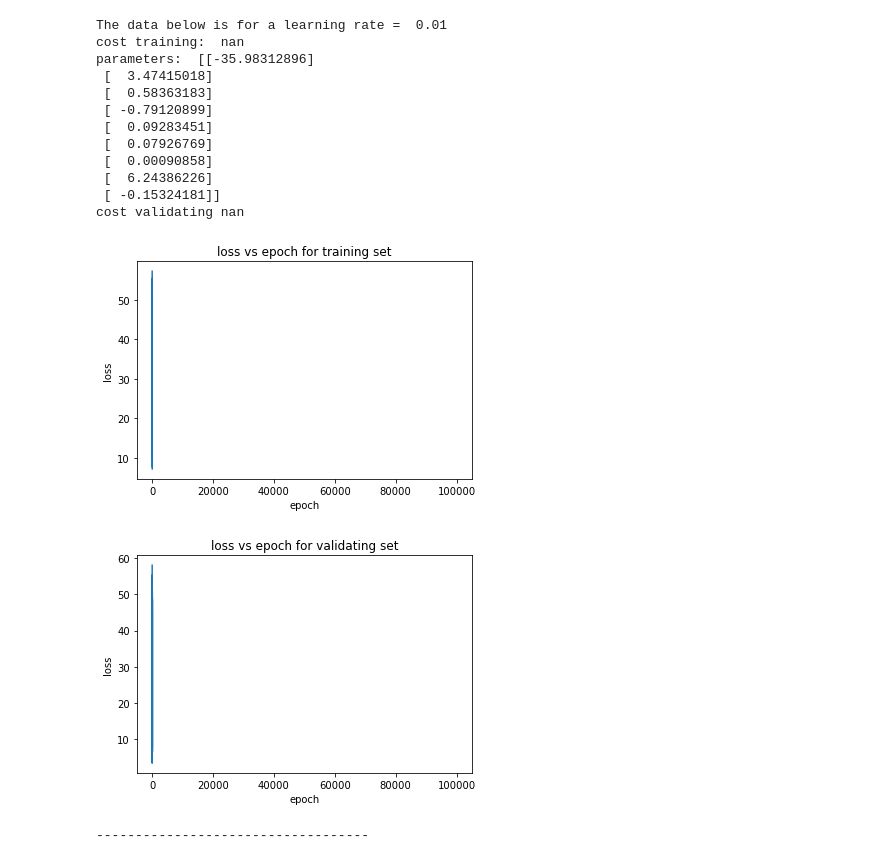
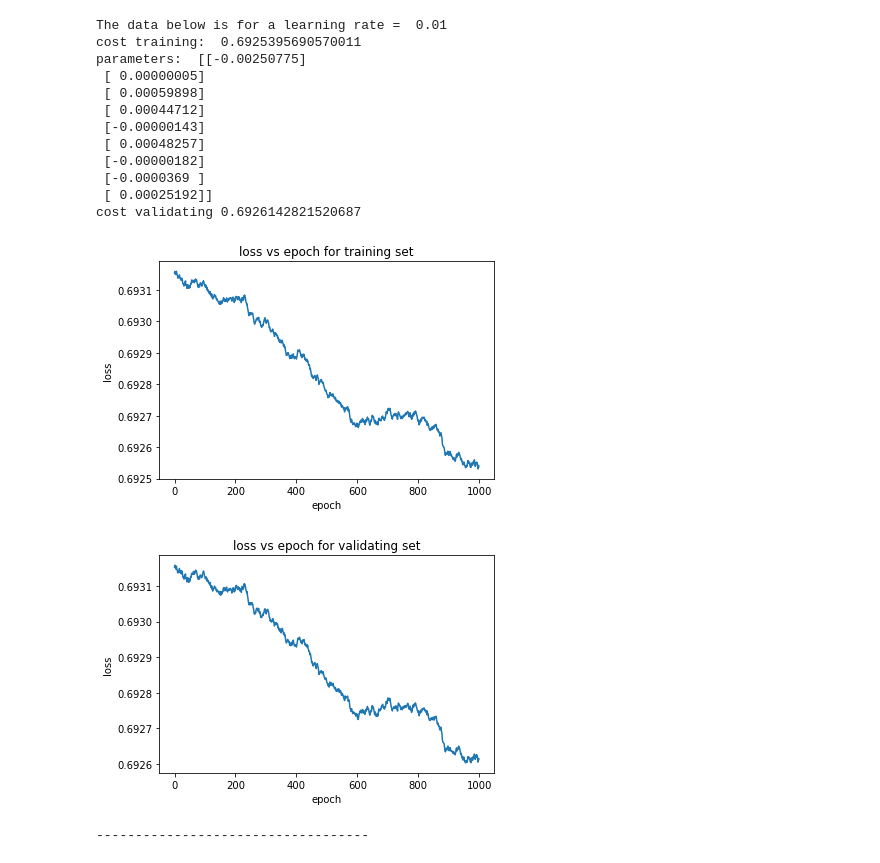
Before and after one commit to utkarsh-dubey/Machine-Learning-Assignments, a Jupyter notebook: Assignment1/Question2/Question2.ipynb, the cells around one changed output. Cells and saved outputs as stored; diff of their text form; code cells hidden in the pictures.

```diff
--- a/Assignment1/Question2/Question2.ipynb
+++ b/Assignment1/Question2/Question2.ipynb
@@ -16,9 +16,10 @@ def loadData():
 
 #     print(df)
 #     print(data)
-#     normalise(data)
+    normalise(data)
     x=data[:,:8]
     y=data[:,-1]
+#     normalise(x)
 #     print(x)
 #     print(y)
     return x,y
@@ -69,13 +76,36 @@ def gradientDecent(x,y,theta,learningRate,epoch,valX,valY,typeGD):
         return theta, allJ, allJVal
     else:
         for i in range(epoch):
-            point=random.randint(x.shape[0])
-        return 0
+            point=random.randint(0,x.shape[0]-1)
+            number_of_rows = x.shape[0]
+            random_indices = np.random.choice(number_of_rows-1, replace=False)
+            random_row = x[random_indices]
+#             print(random_row)
+#             print(random_row.shape)
+            random_row=np.reshape(random_row,(1,-1))
+#             print(random_row)
+#             print(random_row.shape)
+            tempCost=(random_row.T@(sigmoid(random_row@theta)-y[point]))/m
+    #         print("tempcost",tempCost.shape)
+            theta-=(learningRate)*tempCost
+#             op=random.randint(0,len(x)-1)
+#             number_of_rows = x.shape[0]
+#             random_indices = np.random.choice(number_of_rows, replace=False)
+#             random_row = x[random_indices, :]
+
+#             des = sigmoid(np.matmul(random_row ,theta.T))
+#             cos = np.sum(random_row * (des - y[op]), axis=0)
+#             theta = theta -learningRate * cos
+            allJ.append(cost(x,y,theta)[0][0])
+            allJVal.append(cost(valX,valY,theta)[0][0])
+
+
+        return theta, allJ, allJVal
 # %%
 def logisticRegression(learningRate,trainingX,trainingY,validatingX,validatingY):
 
     theta=np.zeros((trainingX.shape[1],1))
-    theta, allJ, allJVal = gradientDecent(trainingX,trainingY,theta,learningRate,100000,validatingX,validatingY,'bgd') #we have a learning rate of 0.1 and 100000 epoch
+    theta, allJ, allJVal = gradientDecent(trainingX,trainingY,theta,learningRate,1000,validatingX,validatingY,'bgd') #we have a learning rate of 0.1 and 100000 epoch
 
     J=cost(trainingX,trainingY,theta)
     JVal=cost(validatingX,validatingY,theta)
@@ -133,21 +163,21 @@ cost validating 0.5994257143502973
 -----------------------------------
 # %%
-testThetalogisticRegression(0.01,trainingX,trainingY,validatingX,validatingY)
+testTheta=logisticRegression(0.01,trainingX,trainingY,validatingX,validatingY)
 # %% [output]
 The data below is for a learning rate =  0.01
-cost training:  nan
-parameters:  [[-35.98312896]
- [  3.47415018]
- [  0.58363183]
- [ -0.79120899]
- [  0.09283451]
- [  0.07926769]
- [  0.00090858]
- [  6.24386226]
- [ -0.15324181]]
-cost validating nan
+cost training:  0.6925395690570011
+parameters:  [[-0.00250775]
+ [ 0.00000005]
+ [ 0.00059898]
+ [ 0.00044712]
+ [-0.00000143]
+ [ 0.00048257]
+ [-0.00000182]
+ [-0.0000369 ]
+ [ 0.00025192]]
+cost validating 0.6926142821520687
-[figure, old version]
+[figure, new version]
-[figure, old version]
+[figure, new version]
 -----------------------------------
 # %%
 testTheta1=logisticRegression(0.0001,trainingX,trainingY,validatingX,validatingY)
```
Also changed, not shown: parts of 12 cells of this notebook, 7 other files.
